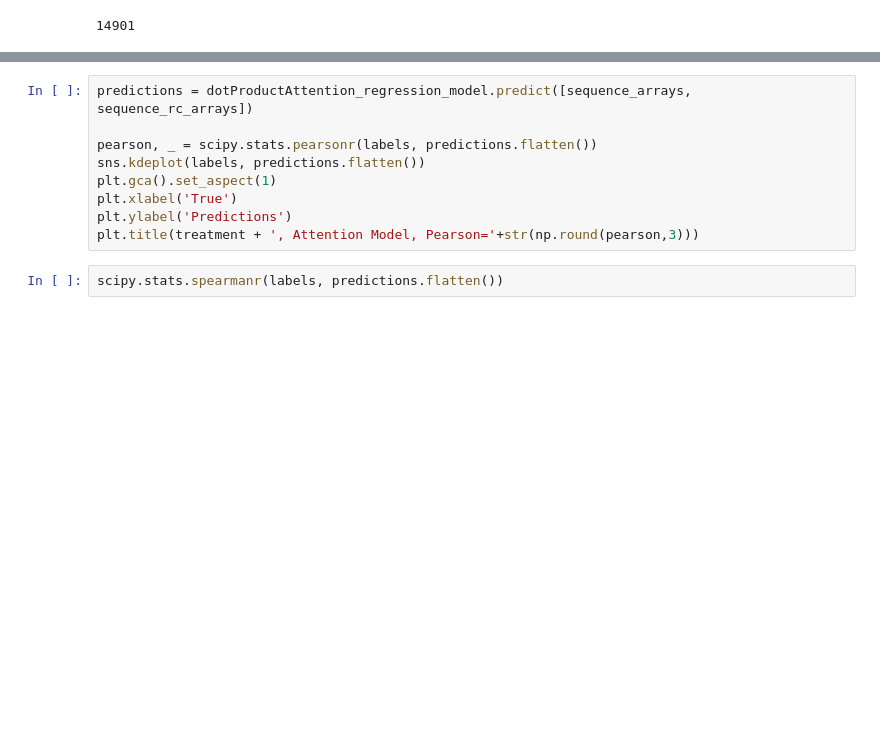
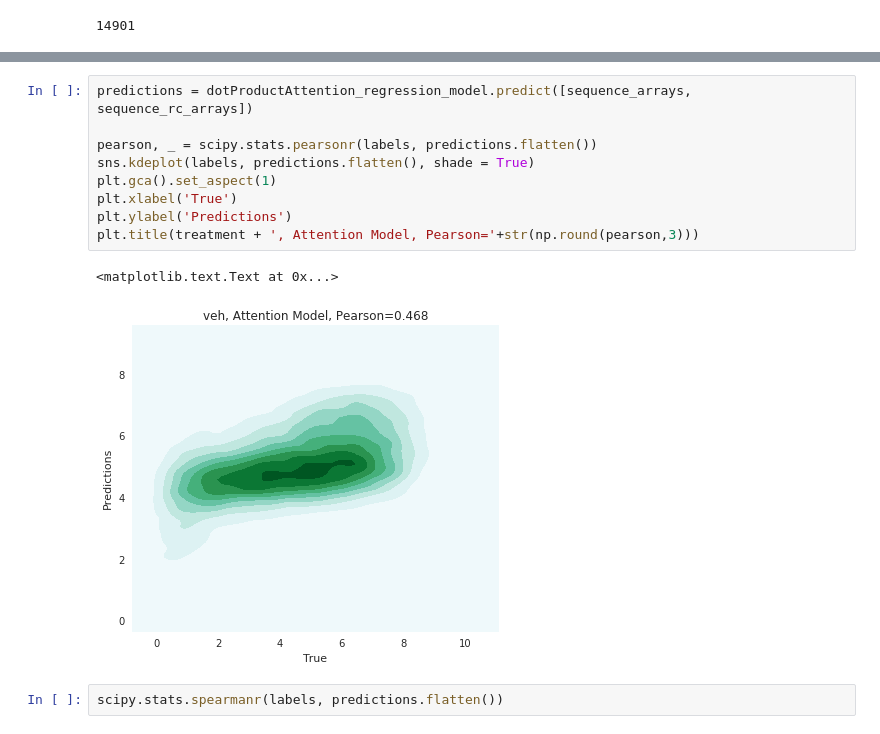
Before and after one commit to jenhantao/genomic_grammar, a Jupyter notebook: Attention Only Regression Analysis.ipynb, the cells around one changed output, grey strips where cells are left out. Saved outputs shown, nothing was run; the diff lists cells and outputs as text; blank space fills up the shorter version.

```diff
--- a/Attention Only Regression Analysis.ipynb
+++ b/Attention Only Regression Analysis.ipynb
@@ -534,12 +531,15 @@ Epoch 8/10
 # %%
 predictions = dotProductAttention_regression_model.predict([sequence_arrays, sequence_rc_arrays])
 
 pearson, _ = scipy.stats.pearsonr(labels, predictions.flatten())
-sns.kdeplot(labels, predictions.flatten())
+sns.kdeplot(labels, predictions.flatten(), shade = True)
 plt.gca().set_aspect(1)
 plt.xlabel('True')
 plt.ylabel('Predictions')
 plt.title(treatment + ', Attention Model, Pearson='+str(np.round(pearson,3)))
+# %% [output]
+<matplotlib.text.Text at 0x...>
+[figure, added]
 # %%
 scipy.stats.spearmanr(labels, predictions.flatten())
 # %% [output]
```
Also changed, not shown: parts of 3 cells of this notebook.
